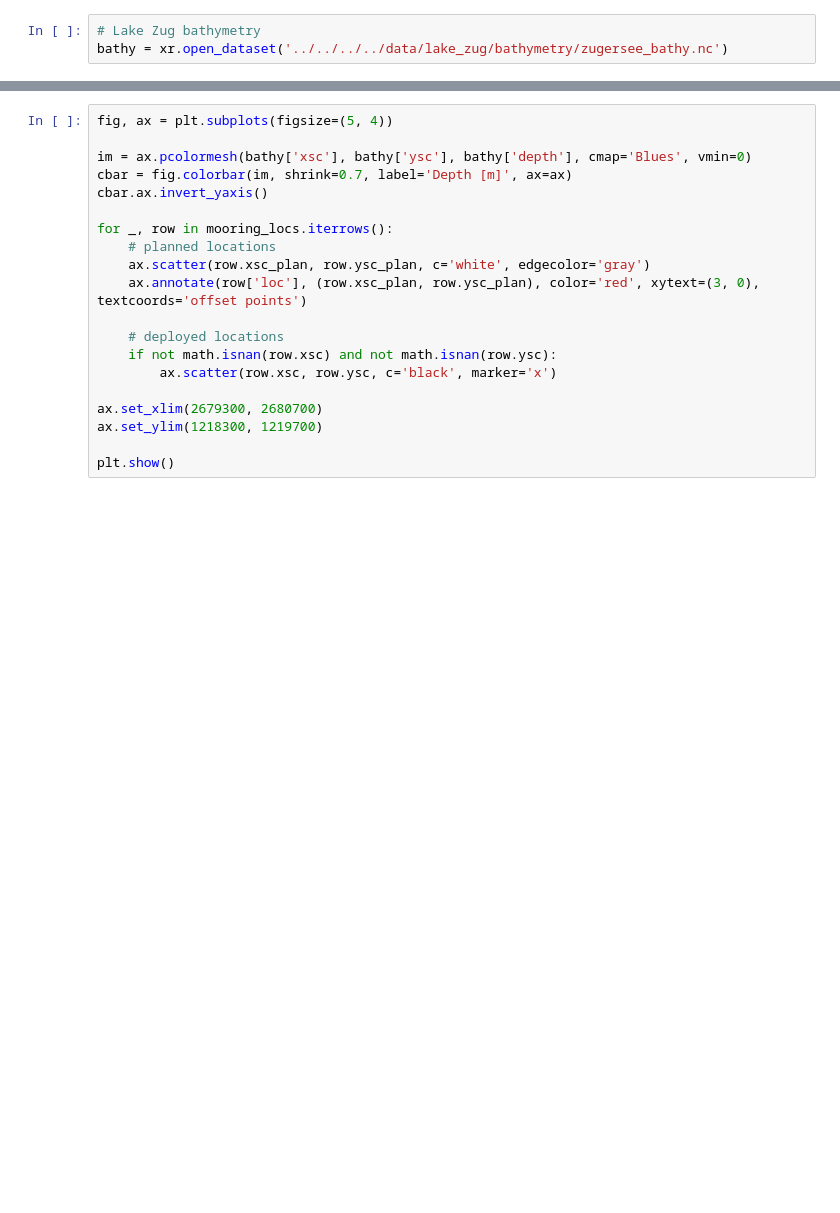
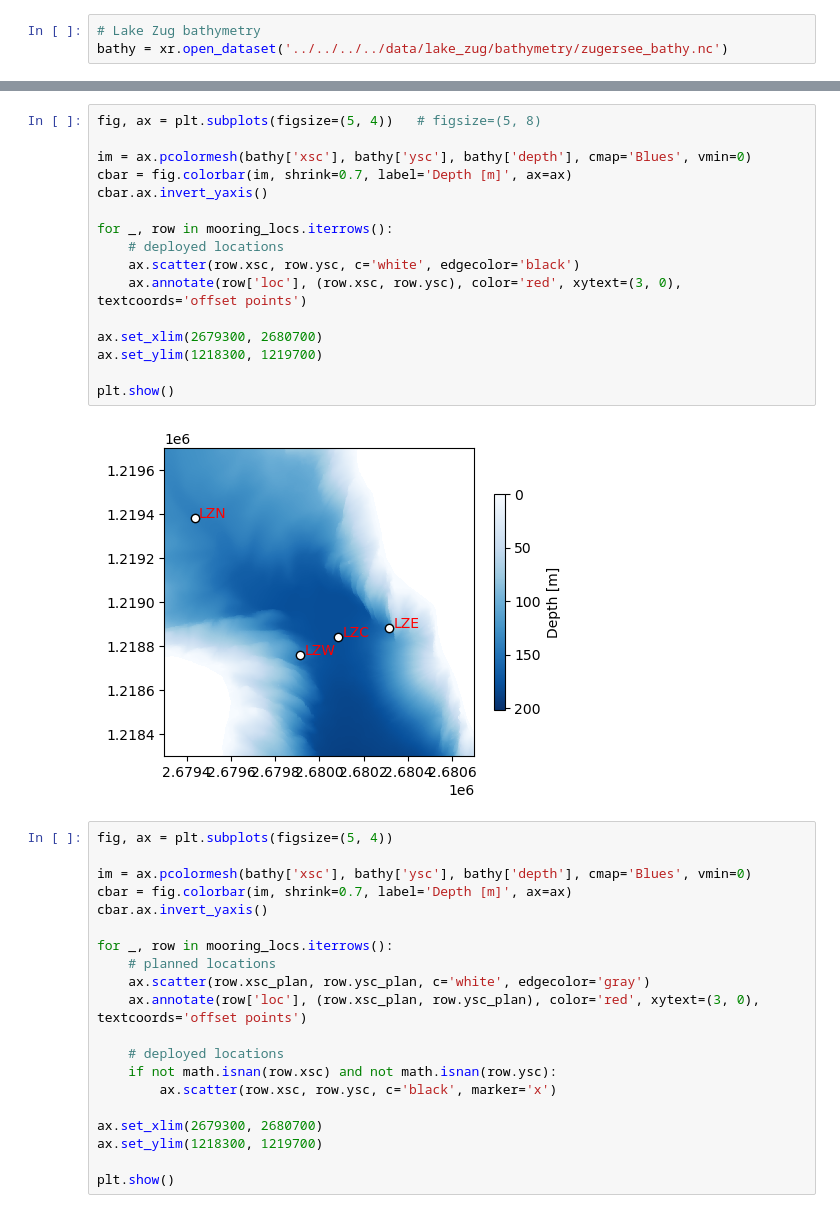
Before and after one commit to hherrema/eawag, a Jupyter notebook: fieldwork/lake_zug/mooring/deployment_2025_10_31.ipynb, the cells around one changed output, grey strips where cells are left out. Drawn from its saved outputs; the diff is of its cells as text; blank space fills up the shorter version.

```diff
--- a/fieldwork/lake_zug/mooring/deployment_2025_10_31.ipynb
+++ b/fieldwork/lake_zug/mooring/deployment_2025_10_31.ipynb
@@ -30,3 +37,21 @@ bathy = xr.open_dataset('../../../../data/lake_zug/bathymetry/zugersee_bathy.nc'
+# %%
+fig, ax = plt.subplots(figsize=(5, 4))   # figsize=(5, 8)
+
+im = ax.pcolormesh(bathy['xsc'], bathy['ysc'], bathy['depth'], cmap='Blues', vmin=0)
+cbar = fig.colorbar(im, shrink=0.7, label='Depth [m]', ax=ax)
+cbar.ax.invert_yaxis()
+
+for _, row in mooring_locs.iterrows():
+    # deployed locations
+    ax.scatter(row.xsc, row.ysc, c='white', edgecolor='black')
+    ax.annotate(row['loc'], (row.xsc, row.ysc), color='red', xytext=(3, 0), textcoords='offset points')
+
+ax.set_xlim(2679300, 2680700)
+ax.set_ylim(1218300, 1219700)
+
+plt.show()
+# %% [output]
+[figure, added]
 # %%
 fig, ax = plt.subplots(figsize=(5, 4))
 
```
Also changed, not shown: parts of 1 cell of this notebook, 17 other files.
